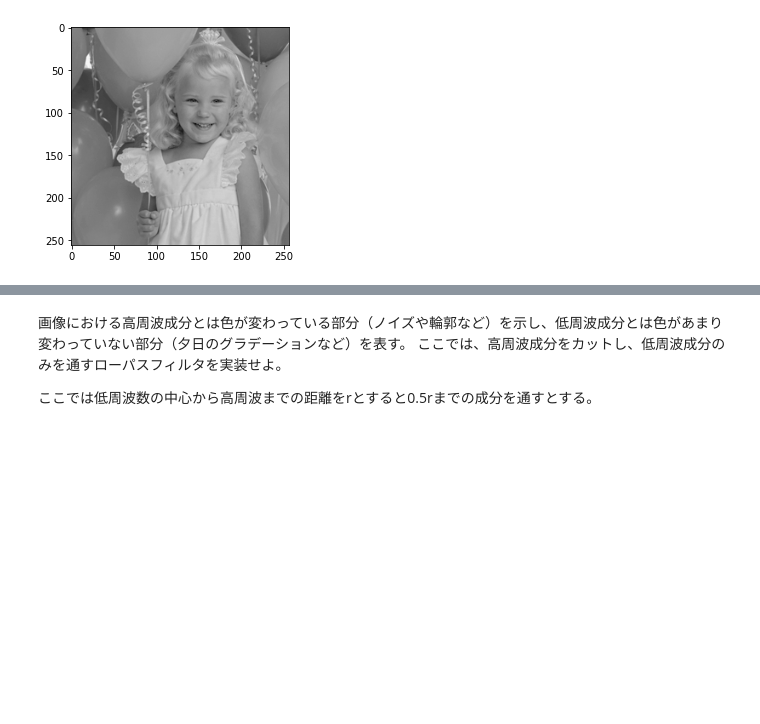
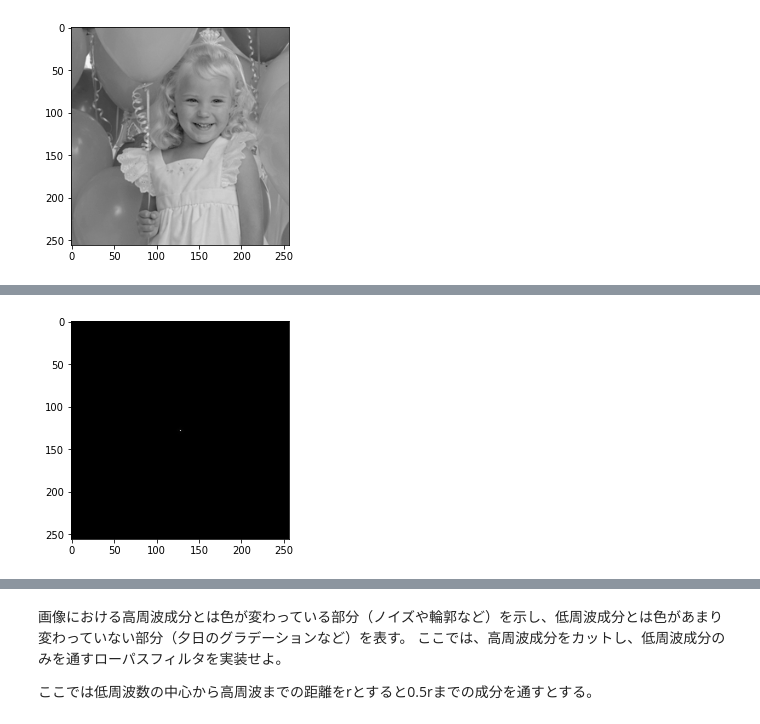
Before and after one commit to shinchu/gasyori100, a Jupyter notebook: notebooks/week_04.ipynb, the cells around one changed output, grey strips where cells are left out. Cells and saved outputs as stored; diff of their text form; code cells hidden in the pictures; blank space fills up the shorter version.

```diff
--- a/notebooks/week_04.ipynb
+++ b/notebooks/week_04.ipynb
@@ -194,3 +206,20 @@ plt.show()
+# %%
+H, W = ps.shape
+
+h_half = H // 2
+w_half = W // 2
+
+# transfer positions
+_ps = np.zeros_like(ps)
+_ps[:h_half, :w_half] = ps[h_half:, w_half:]
+_ps[:h_half, w_half:] = ps[h_half:, :w_half]
+_ps[h_half:, :w_half] = ps[:h_half, w_half:]
+_ps[h_half:, w_half:] = ps[:h_half, :w_half]
+
+plt.imshow(_ps, cmap="gray")
+plt.show()
+# %% [output]
+[figure, added]
 # %% [markdown]
 ## Question 33 フーリエ変換 ローパスフィルタ
 
```
Also changed, not shown: parts of 31 cells of this notebook, 1 other file.
